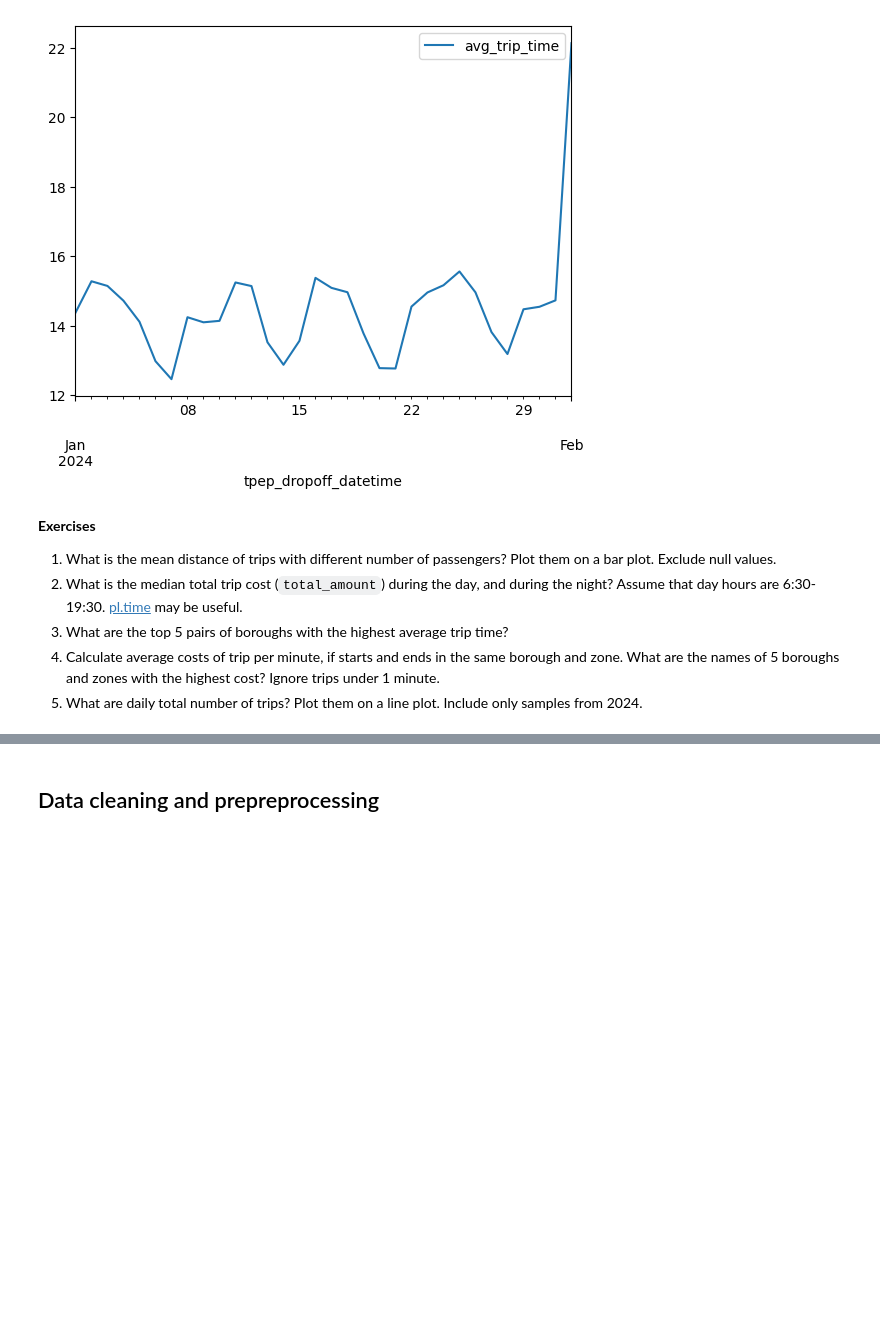
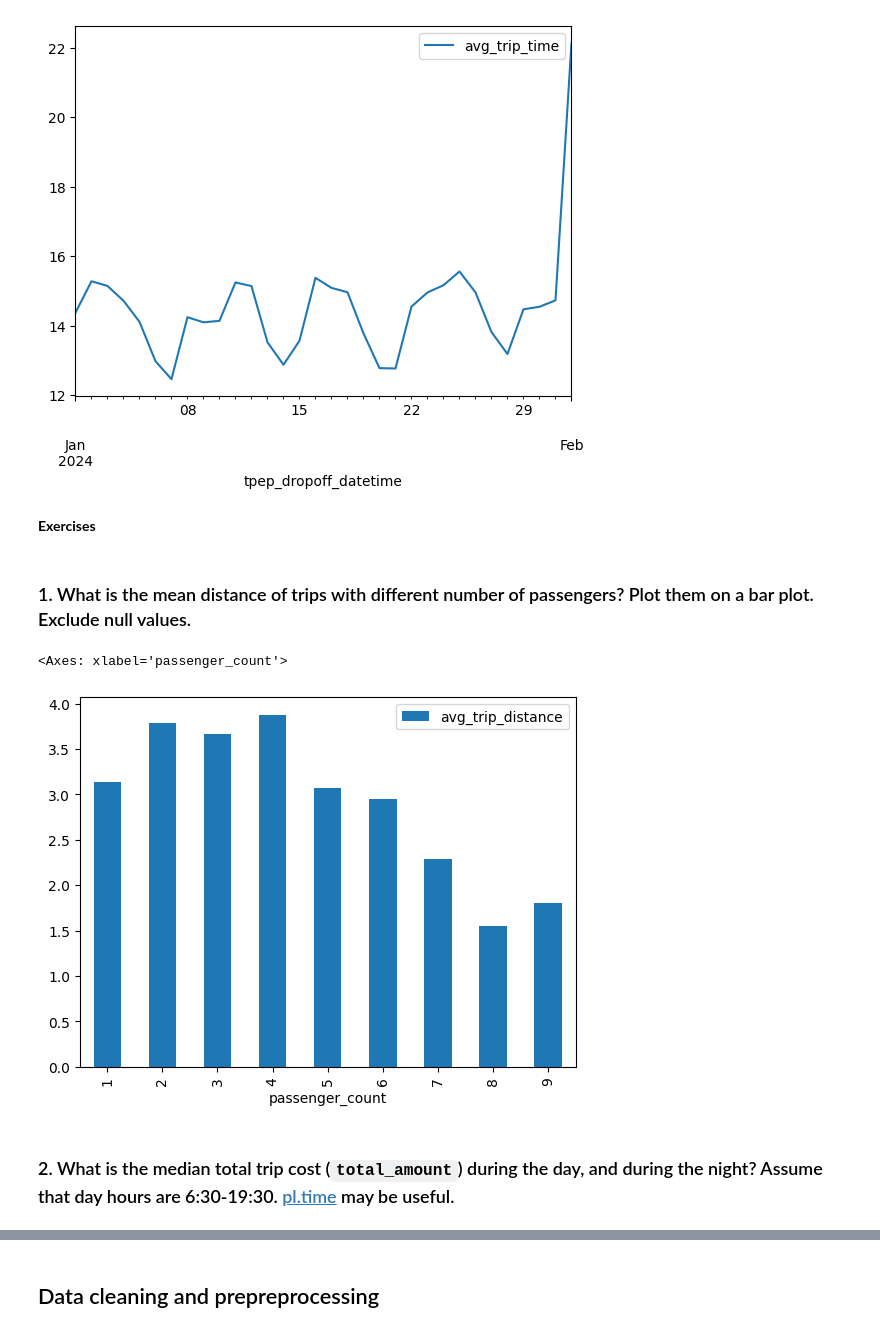
Before and after one commit to McEnigma24/UMISI-sem2-MLops, a Jupyter notebook: lab03/notebook_polars.ipynb, the cells around one changed output, grey strips where cells are left out. Drawn from its saved outputs; the diff is of its cells as text; code cells hidden in the pictures; blank space fills up the shorter version.

```diff
--- a/lab03/notebook_polars.ipynb
+++ b/lab03/notebook_polars.ipynb
@@ -622,9 +663,22 @@ df_daily_avg_trip_times
 [figure]
 # %% [markdown]
 **Exercises**
-
-1. What is the mean distance of trips with different number of passengers? Plot them on a bar plot. Exclude null values.
-2. What is the median total trip cost (`total_amount`) during the day, and during the night? Assume that day hours are 6:30-19:30. [pl.time](https://docs.pola.rs/api/python/dev/reference/expressions/api/polars.time.html) may be useful.
-3. What are the top 5 pairs of boroughs with the highest average trip time?
-4. Calculate average costs of trip per minute, if starts and ends in the same borough and zone. What are the names of 5 boroughs and zones with the highest cost? Ignore trips under 1 minute.
-5. What are daily total number of trips? Plot them on a line plot. Include only samples from 2024.
+# %% [markdown]
+### 1. What is the mean distance of trips with different number of passengers? Plot them on a bar plot. Exclude null values.
+# %%
+(
+    df
+    .filter(pl.col("passenger_count").is_not_nan())
+    .filter(pl.col("passenger_count").is_not_null())
+    .filter(pl.col("passenger_count") > 0)
+    .sort(pl.col("passenger_count"))
+    .group_by(pl.col("passenger_count"))
+    .agg(pl.col("trip_distance").mean().alias("avg_trip_distance"))
+    .to_pandas()
+    .plot.bar(x="passenger_count", y="avg_trip_distance")
+)
+# %% [output]
+<Axes: xlabel='passenger_count'>
+[figure, added]
+# %% [markdown]
+###  2. What is the median total trip cost (`total_amount`) during the day, and during the night? Assume that day hours are 6:30-19:30. [pl.time](https://docs.pola.rs/api/python/dev/reference/expressions/api/polars.time.html) may be useful.
```
Also changed, not shown: parts of 33 cells of this notebook.
